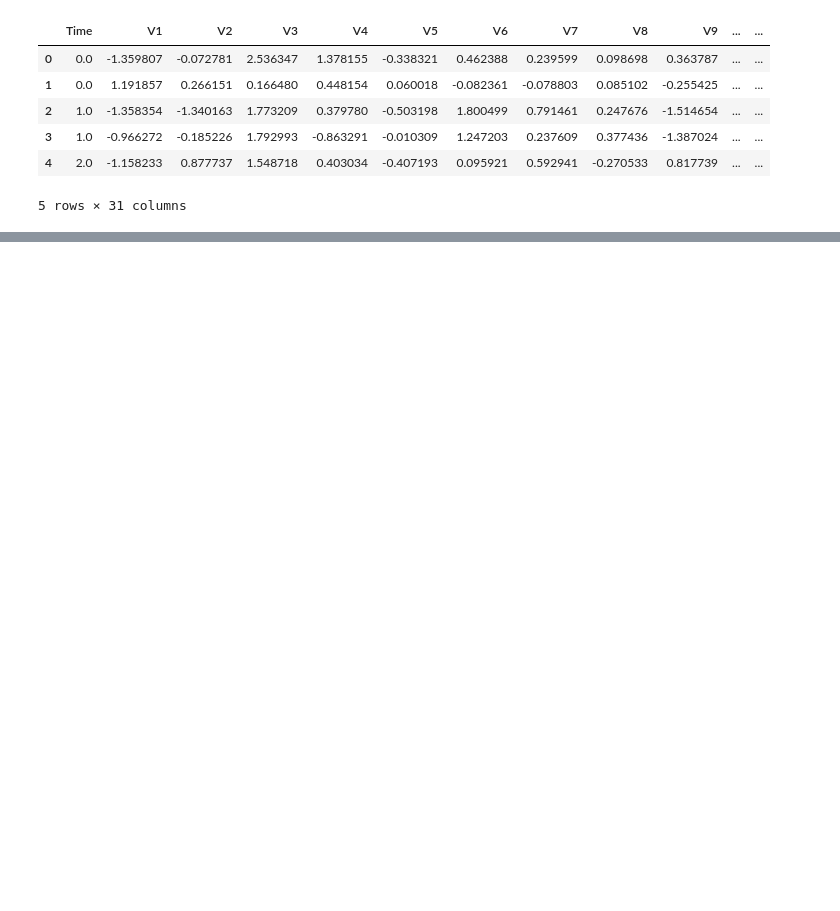
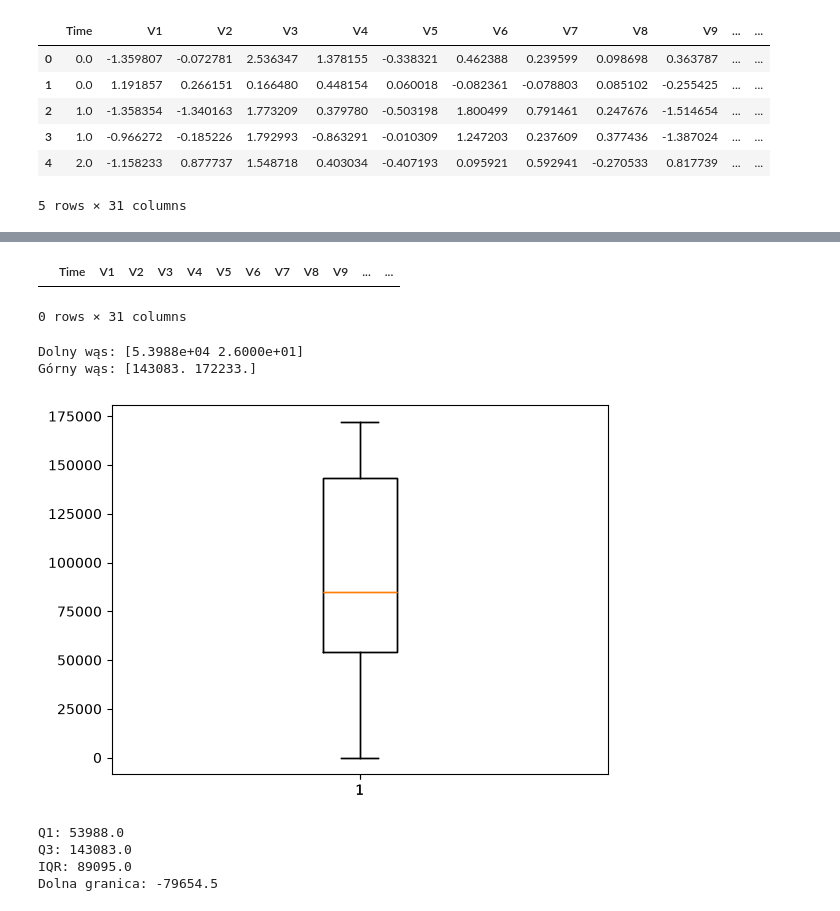
Before and after one commit to piotruxD/Credit-Fraud-Detection, a Jupyter notebook: credit_fraud.ipynb, the cells around one changed output, grey strips where cells are left out. Cells and saved outputs as stored; diff of their text form; code cells hidden in the pictures; blank space fills up the shorter version.

```diff
--- a/credit_fraud.ipynb
+++ b/credit_fraud.ipynb
@@ -113,0 +252,31 @@ dtype: object
+# %%
+credit_card_data_only_duplicates[credit_card_data_only_duplicates["Time"] < 10]
+# %% [output]
+|  | Time | V1 | V2 | V3 | V4 | V5 | V6 | V7 | V8 | V9 | ... | ... |
+0 rows × 31 columns
+# %%
+plt.boxplot(credit_card_data_only_duplicates["Time"])
+result = plt.boxplot(credit_card_data_only_duplicates["Time"])
+
+print("Dolny wąs:", result["whiskers"][0].get_ydata())
+print("Górny wąs:", result["whiskers"][1].get_ydata())
+
+plt.show()
+# %% [output]
+Dolny wąs: [5.3988e+04 2.6000e+01]
+Górny wąs: [143083. 172233.]
+[figure, added]
+# %%
+q1 = credit_card_data_only_duplicates["Time"].quantile(0.25)
+q3 = credit_card_data_only_duplicates["Time"].quantile(0.75)
+iqr = q3 - q1
+
+print("Q1:", q1)
+print("Q3:", q3)
+print("IQR:", iqr)
+print("Dolna granica:", q1 - 1.5 * iqr)
+# %% [output]
+Q1: 53988.0
+Q3: 143083.0
+IQR: 89095.0
+Dolna granica: -79654.5
```
Also changed, not shown: parts of 14 cells of this notebook.
